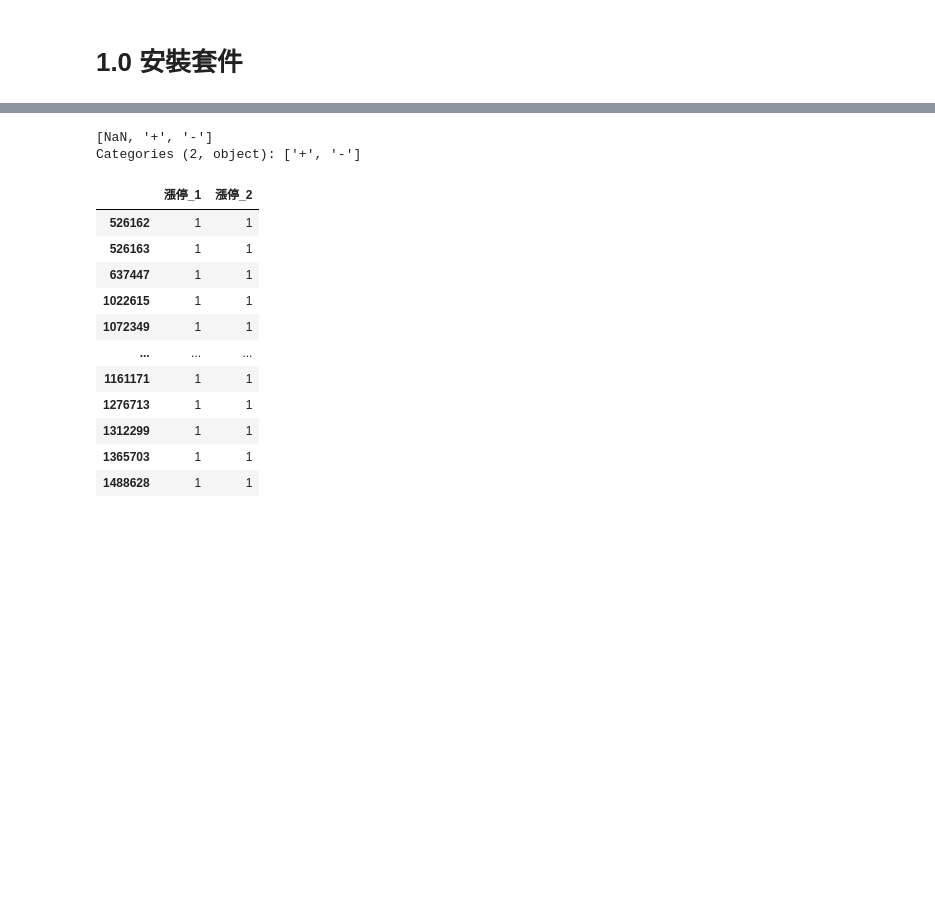
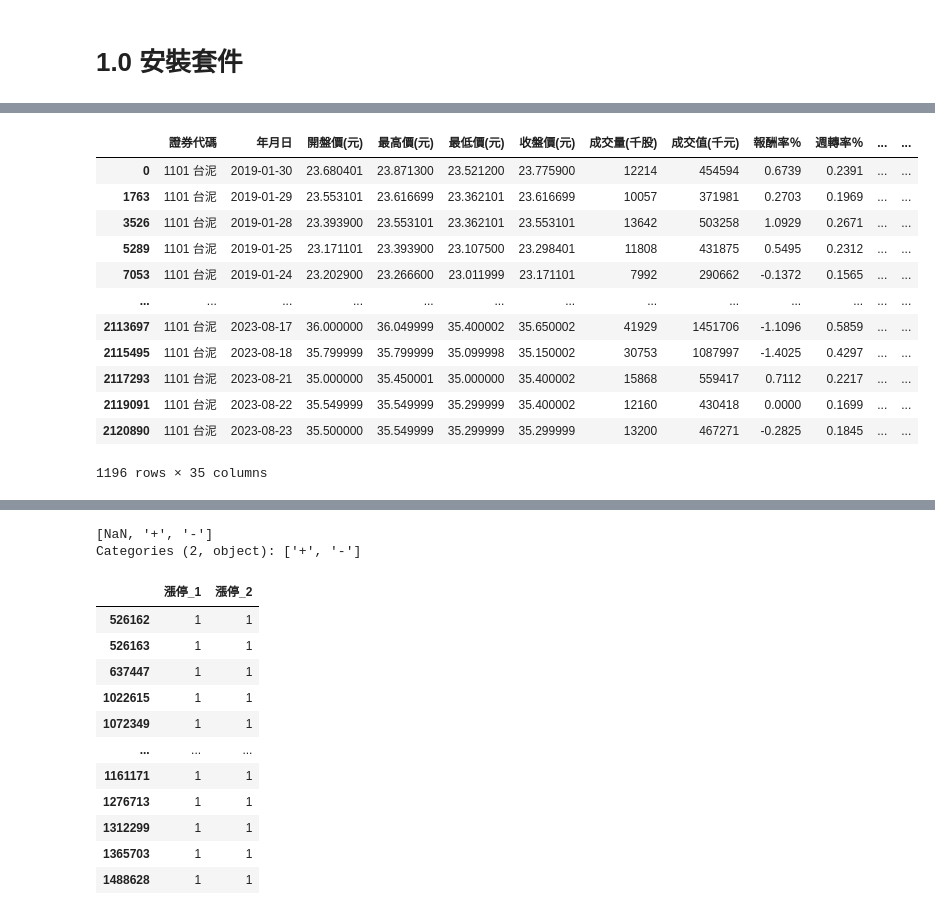
Before and after one commit to Wayne0807/FCU, a Jupyter notebook: 課堂練習.ipynb, the cells around one changed output, grey strips where cells are left out. Cells and saved outputs as stored; diff of their text form; code cells hidden in the pictures; blank space fills up the shorter version.

```diff
--- a/course_Wayne.ipynb
+++ b/課堂練習.ipynb
@@ -457,0 +59,17 @@ df[['報酬率％_標準化']] = df[['報酬率％']].apply(standardize)
+# %%
+# 篩選符合特定條件的資料行
+df[df['證券代碼'] == '1101 台泥']
+# %% [output]
+|  | 證券代碼 | 年月日 | 開盤價(元) | 最高價(元) | 最低價(元) | 收盤價(元) | 成交量(千股) | 成交值(千元) | 報酬率％ | 週轉率％ | ... | ... |
+| 0 | 1101 台泥 | 2019-01-30 | 23.680401 | 23.871300 | 23.521200 | 23.775900 | 12214 | 454594 | 0.6739 | 0.2391 | ... | ... |
+| 1763 | 1101 台泥 | 2019-01-29 | 23.553101 | 23.616699 | 23.362101 | 23.616699 | 10057 | 371981 | 0.2703 | 0.1969 | ... | ... |
+| 3526 | 1101 台泥 | 2019-01-28 | 23.393900 | 23.553101 | 23.362101 | 23.553101 | 13642 | 503258 | 1.0929 | 0.2671 | ... | ... |
+| 5289 | 1101 台泥 | 2019-01-25 | 23.171101 | 23.393900 | 23.107500 | 23.298401 | 11808 | 431875 | 0.5495 | 0.2312 | ... | ... |
+| 7053 | 1101 台泥 | 2019-01-24 | 23.202900 | 23.266600 | 23.011999 | 23.171101 | 7992 | 290662 | -0.1372 | 0.1565 | ... | ... |
+| ... | ... | ... | ... | ... | ... | ... | ... | ... | ... | ... | ... | ... |
+| 2113697 | 1101 台泥 | 2023-08-17 | 36.000000 | 36.049999 | 35.400002 | 35.650002 | 41929 | 1451706 | -1.1096 | 0.5859 | ... | ... |
+| 2115495 | 1101 台泥 | 2023-08-18 | 35.799999 | 35.799999 | 35.099998 | 35.150002 | 30753 | 1087997 | -1.4025 | 0.4297 | ... | ... |
+| 2117293 | 1101 台泥 | 2023-08-21 | 35.000000 | 35.450001 | 35.000000 | 35.400002 | 15868 | 559417 | 0.7112 | 0.2217 | ... | ... |
+| 2119091 | 1101 台泥 | 2023-08-22 | 35.549999 | 35.549999 | 35.299999 | 35.400002 | 12160 | 430418 | 0.0000 | 0.1699 | ... | ... |
+| 2120890 | 1101 台泥 | 2023-08-23 | 35.500000 | 35.549999 | 35.299999 | 35.299999 | 13200 | 467271 | -0.2825 | 0.1845 | ... | ... |
+1196 rows × 35 columns
```
Also changed, not shown: parts of 95 cells of this notebook, 2 other files.
